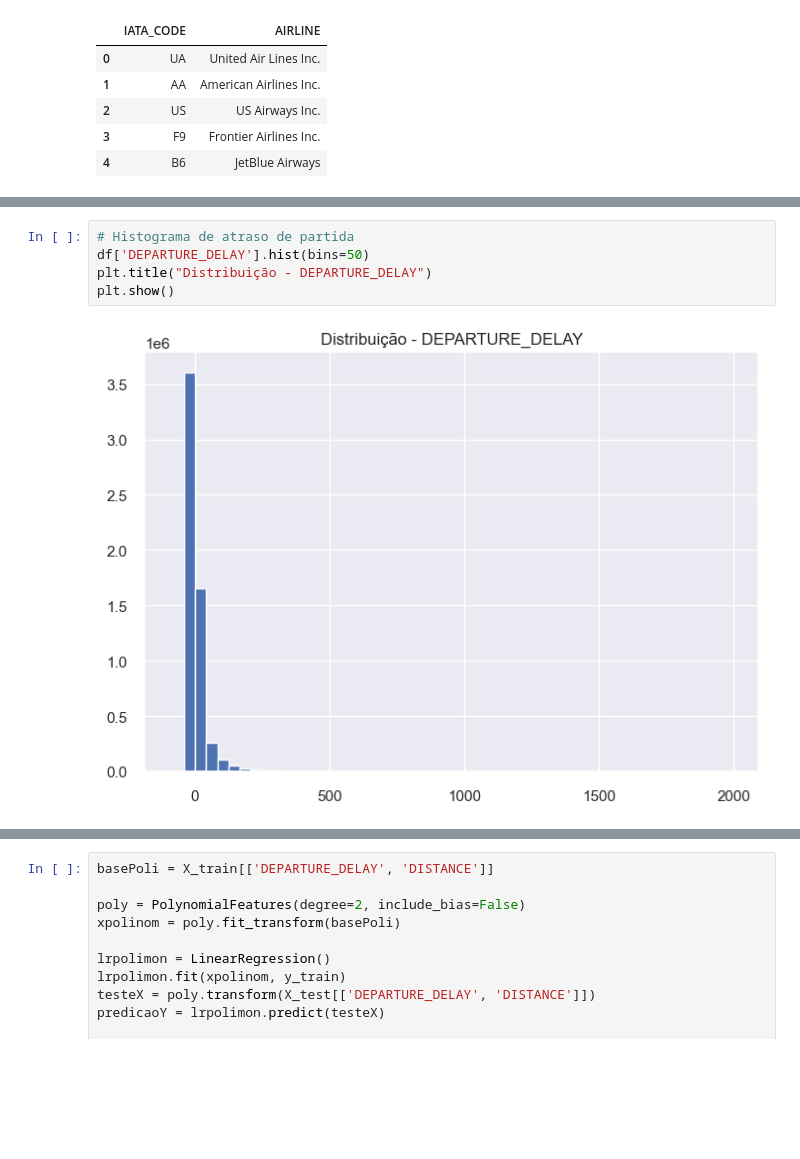
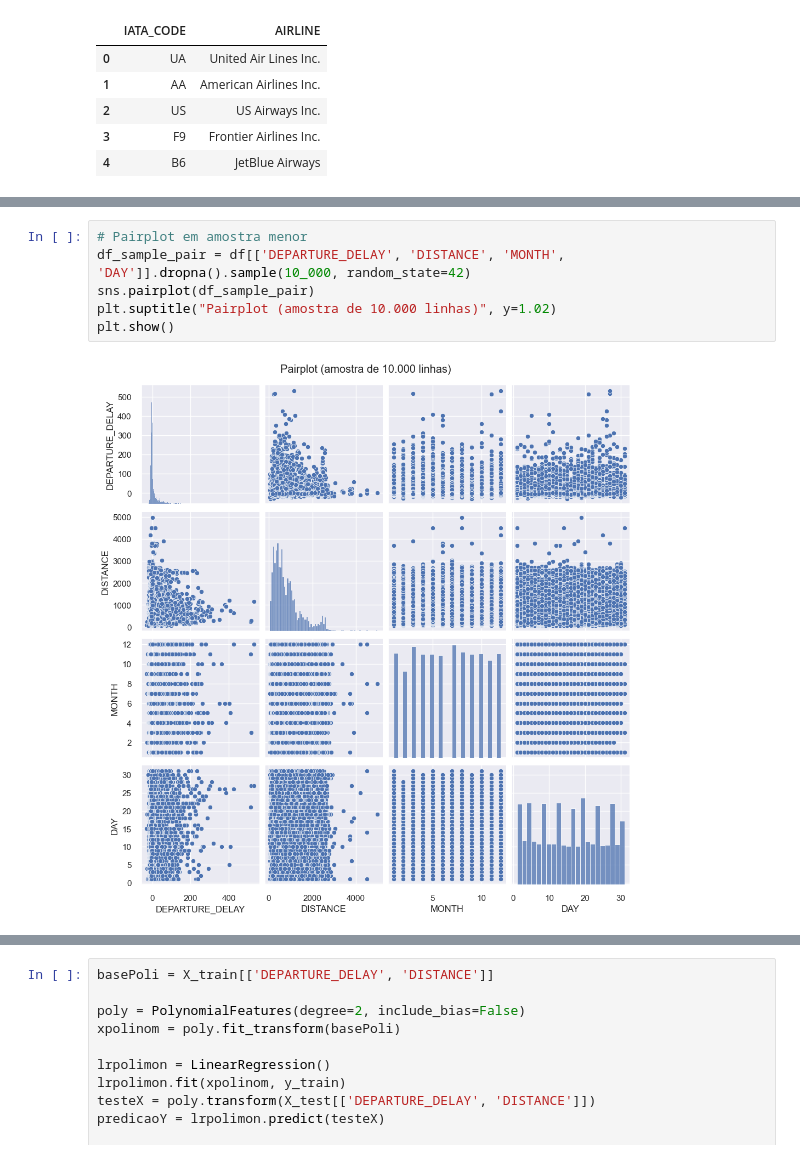
Before and after one commit to JoaoDario632/implementa-o-Segunda-Avaliacao-Girotto, a Jupyter notebook: projeto_modelagem_inicial.ipynb, the cells around one changed output, grey strips where cells are left out. Cells and saved outputs as stored; diff of their text form; blank space fills up the shorter version.

```diff
--- a/projeto_modelagem_inicial.ipynb
+++ b/projeto_modelagem_inicial.ipynb
@@ -111,8 +136,9 @@ plt.show()
 # %%
-# Histograma de atraso de partida
-df['DEPARTURE_DELAY'].hist(bins=50)
-plt.title("Distribuição - DEPARTURE_DELAY")
+# Pairplot em amostra menor
+df_sample_pair = df[['DEPARTURE_DELAY', 'DISTANCE', 'MONTH', 'DAY']].dropna().sample(10_000, random_state=42)
+sns.pairplot(df_sample_pair)
+plt.suptitle("Pairplot (amostra de 10.000 linhas)", y=1.02)
 plt.show()
 # %% [output]
-[figure, old version]
+[figure, new version]
 # %%
```
Also changed, not shown: parts of 34 cells of this notebook.
